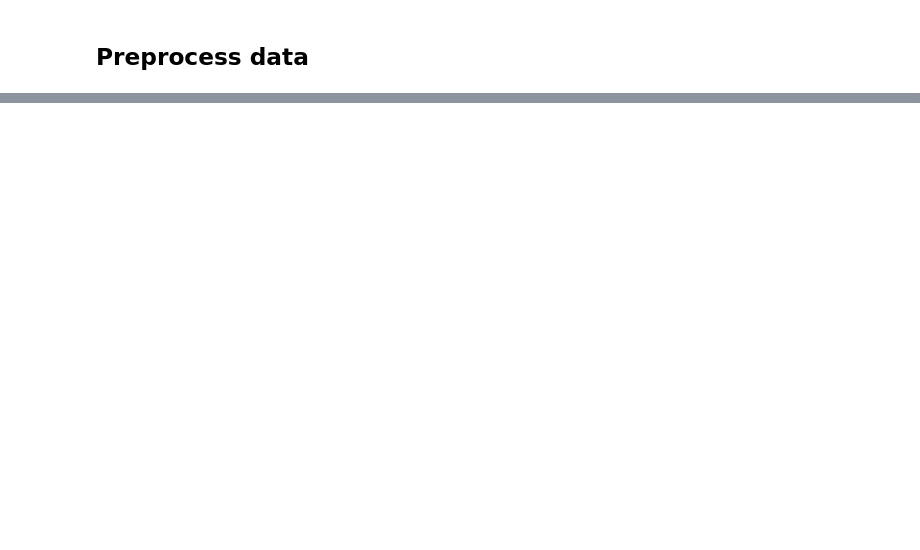
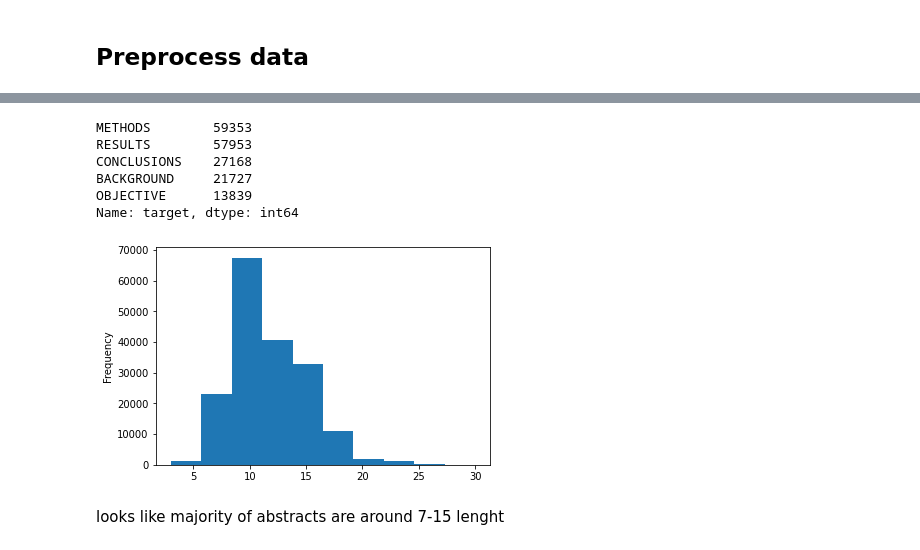
Before and after one commit to AmirGhnbr/PubMed_200k_RCT, a Jupyter notebook: PubMed_200k_RCT.ipynb, the cells around one changed output, grey strips where cells are left out. Cells and saved outputs as stored; diff of their text form; code cells hidden in the pictures; blank space fills up the shorter version.

Commit message:
Turn data into dataframes

```diff
--- a/PubMed_200k_RCT.ipynb
+++ b/PubMed_200k_RCT.ipynb
@@ -135,0 +158,6 @@ Wall time: 479 ms
+# %%
+import pandas as pd
+train_df = pd.DataFrame(train_samples)
+val_df = pd.DataFrame(val_samples)
+test_df = pd.DataFrame(test_samples)
+train_df.head(16)
@@ -135,0 +182,15 @@ Wall time: 479 ms
+# %%
+train_df["target"].value_counts()
+# %% [output]
+METHODS        59353
+RESULTS        57953
+CONCLUSIONS    27168
+BACKGROUND     21727
+OBJECTIVE      13839
+Name: target, dtype: int64
+# %%
+train_df["total_lines"].plot.hist();
+# %% [output]
+[figure, added]
+# %% [markdown]
+looks like majority of abstracts are around 7-15 lenght
```
Also changed, not shown: parts of 7 cells of this notebook.
